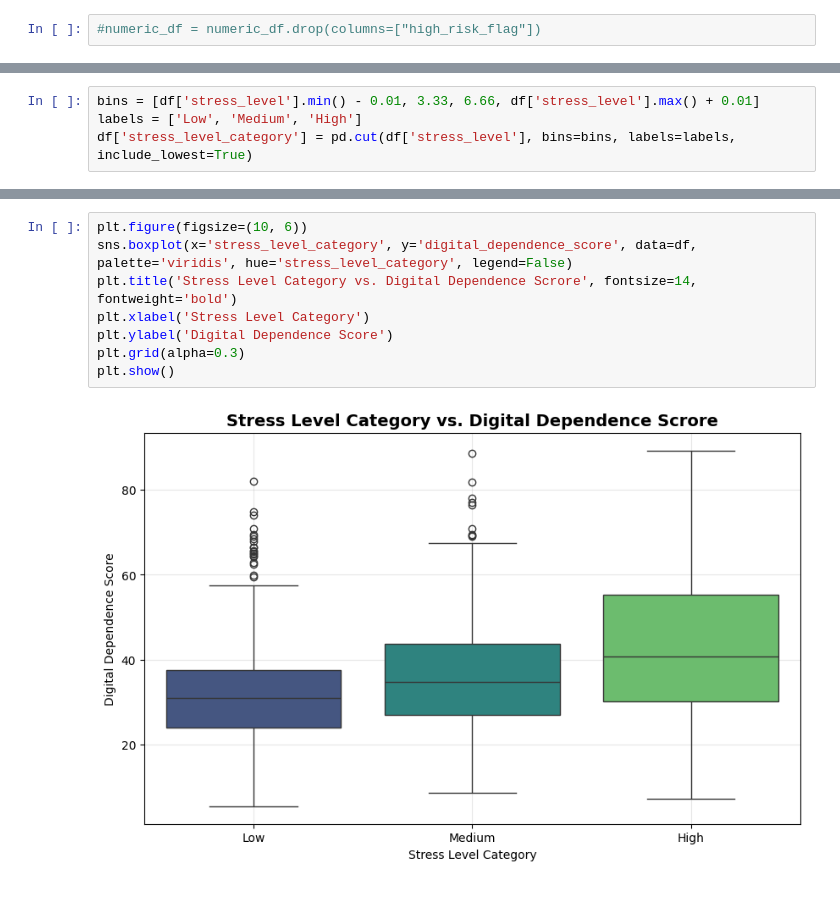
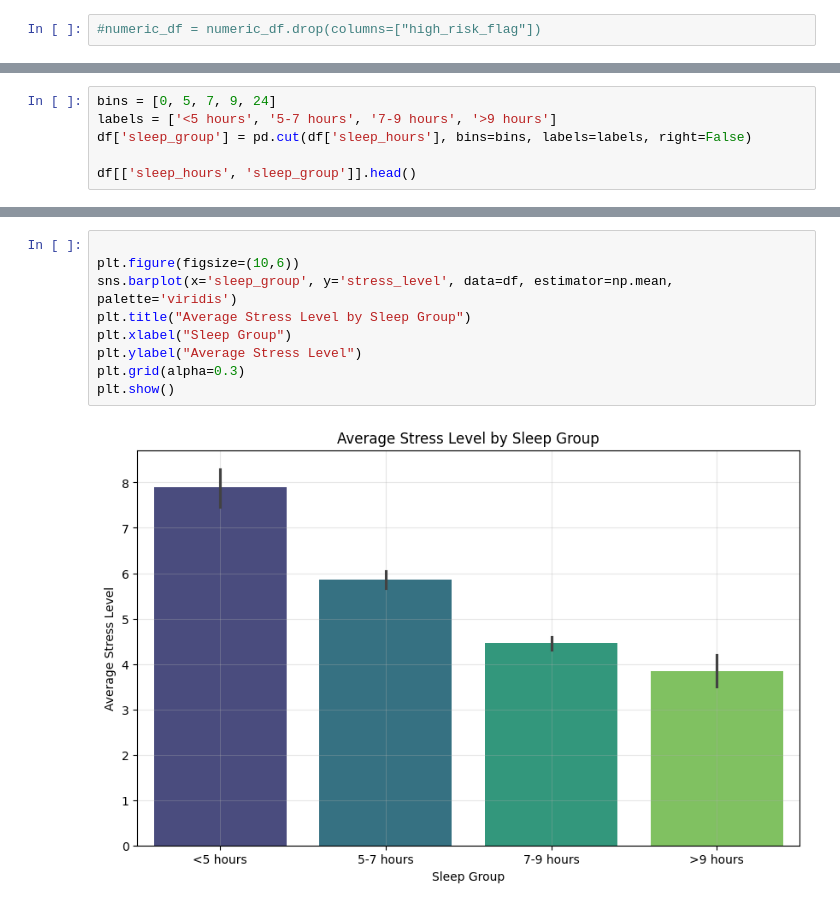
Before and after one commit to Abash05/Kaggle-Team-1---Digital-Habits-and-Mental-Health, a Jupyter notebook: DigitalUseAndMentalHealth.ipynb, the cells around one changed output, grey strips where cells are left out. Cells and saved outputs as stored; diff of their text form.

```diff
--- a/DigitalUseAndMentalHealth.ipynb
+++ b/DigitalUseAndMentalHealth.ipynb
@@ -262,4 +219,0 @@ plt.show()
-# %%
-bins = [df['stress_level'].min() - 0.01, 3.33, 6.66, df['stress_level'].max() + 0.01]
-labels = ['Low', 'Medium', 'High']
-df['stress_level_category'] = pd.cut(df['stress_level'], bins=bins, labels=labels, include_lowest=True)
@@ -265,0 +268,6 @@ df['stress_level_category'] = pd.cut(df['stress_level'], bins=bins, labels=label
+# %%
+bins = [0, 5, 7, 9, 24]
+labels = ['<5 hours', '5-7 hours', '7-9 hours', '>9 hours']
+df['sleep_group'] = pd.cut(df['sleep_hours'], bins=bins, labels=labels, right=False)
+
+df[['sleep_hours', 'sleep_group']].head()
@@ -266,11 +281,12 @@ df['stress_level_category'] = pd.cut(df['stress_level'], bins=bins, labels=label
 # %%
-plt.figure(figsize=(10, 6))
-sns.boxplot(x='stress_level_category', y='digital_dependence_score', data=df, palette='viridis', hue='stress_level_category', legend=False)
-plt.title('Stress Level Category vs. Digital Dependence Scrore', fontsize=14, fontweight='bold')
-plt.xlabel('Stress Level Category')
-plt.ylabel('Digital Dependence Score')
+
+plt.figure(figsize=(10,6))
+sns.barplot(x='sleep_group', y='stress_level', data=df, estimator=np.mean, palette='viridis')
+plt.title("Average Stress Level by Sleep Group")
+plt.xlabel("Sleep Group")
+plt.ylabel("Average Stress Level")
 plt.grid(alpha=0.3)
 plt.show()
 # %% [output]
-[figure, old version]
+[figure, new version]
 # %%
```
Also changed, not shown: parts of 18 cells of this notebook.
